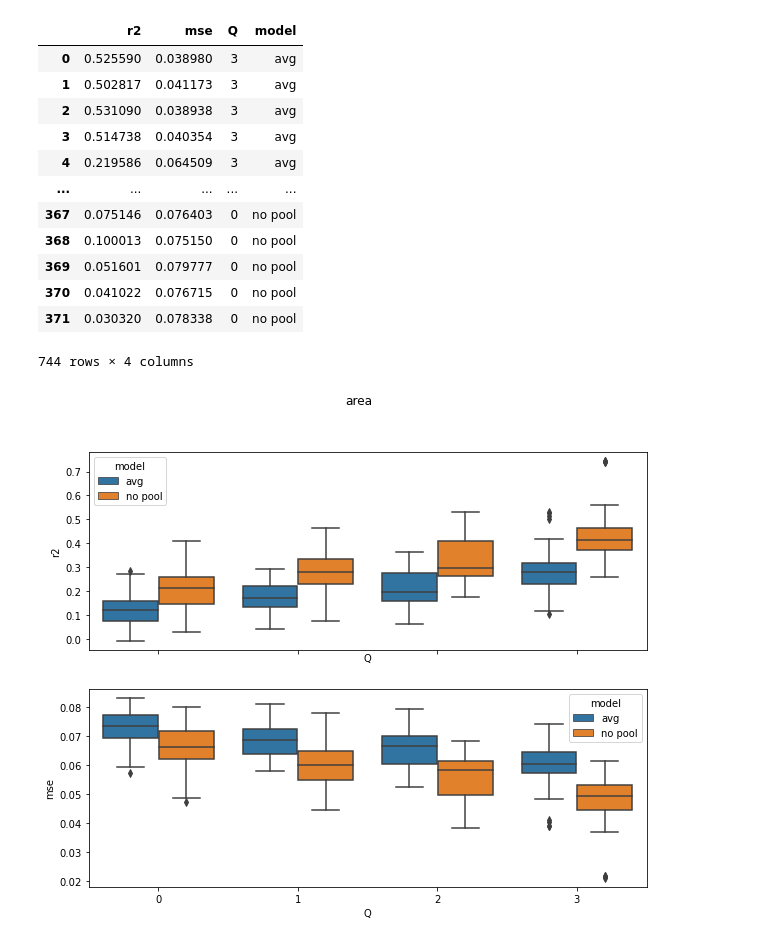
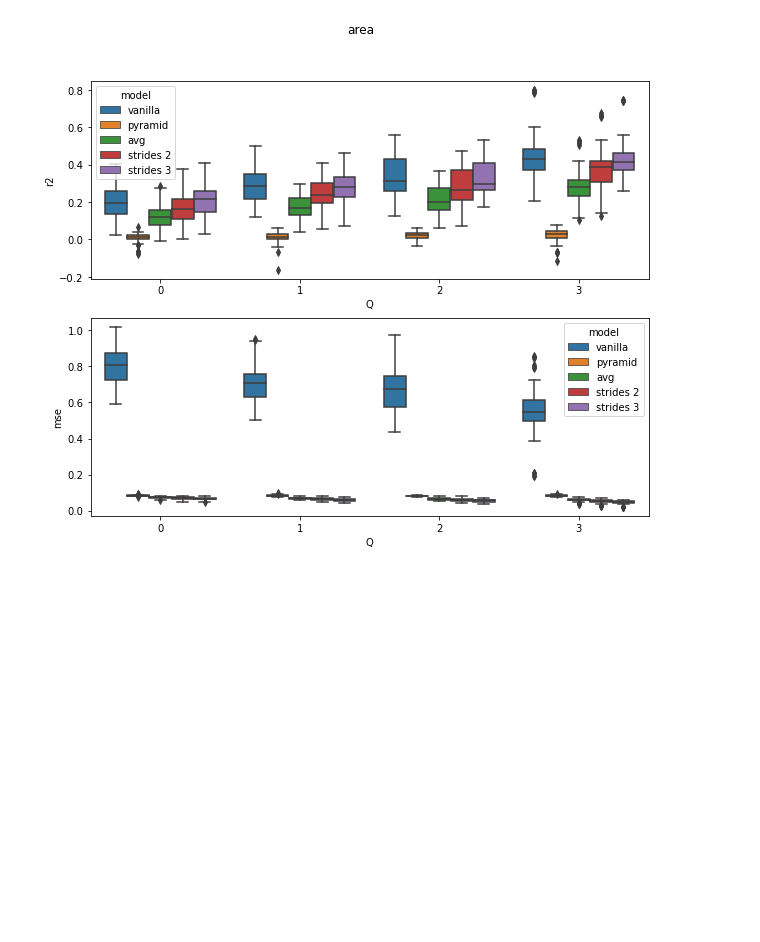
Before and after one commit to bramantyois/brain_idp_cnn, a Jupyter notebook: results/scratches.ipynb, the cells around one changed output. Cells and saved outputs as stored; diff of their text form; code cells hidden in the pictures; blank space fills up the shorter version.

```diff
--- a/results/scratches.ipynb
+++ b/results/scratches.ipynb
@@ -77,18 +108,5 @@ a = boxplot([sfcn_pyr_avg, sfcn_nopool], ['avg', 'no pool'])
-# %%
-boxplot([sfcn_pyr_avg, sfcn_nopool], ['avg', 'no pool'], group='area')
-# %% [output]
-|  | r2 | mse | Q | model |
-| 0 | 0.525590 | 0.038980 | 3 | avg |
-| 1 | 0.502817 | 0.041173 | 3 | avg |
-| 2 | 0.531090 | 0.038938 | 3 | avg |
-| 3 | 0.514738 | 0.040354 | 3 | avg |
-| 4 | 0.219586 | 0.064509 | 3 | avg |
-| ... | ... | ... | ... | ... |
-| 367 | 0.075146 | 0.076403 | 0 | no pool |
-| 368 | 0.100013 | 0.075150 | 0 | no pool |
-| 369 | 0.051601 | 0.079777 | 0 | no pool |
-| 370 | 0.041022 | 0.076715 | 0 | no pool |
-| 371 | 0.030320 | 0.078338 | 0 | no pool |
-744 rows × 4 columns
-[figure, removed]
+# %%
+a = boxplot([sfcn_vanilla, sfcn_pyr, sfcn_pyr_avg, sfcn_nopool, sfcn_nopool2], ['vanilla', 'pyramid' ,'avg', 'strides 2', 'strides 3'], group='area')
+# %% [output]
+[figure, added]
 # %%
```
Also changed, not shown: parts of 13 cells of this notebook, 8 other files.
